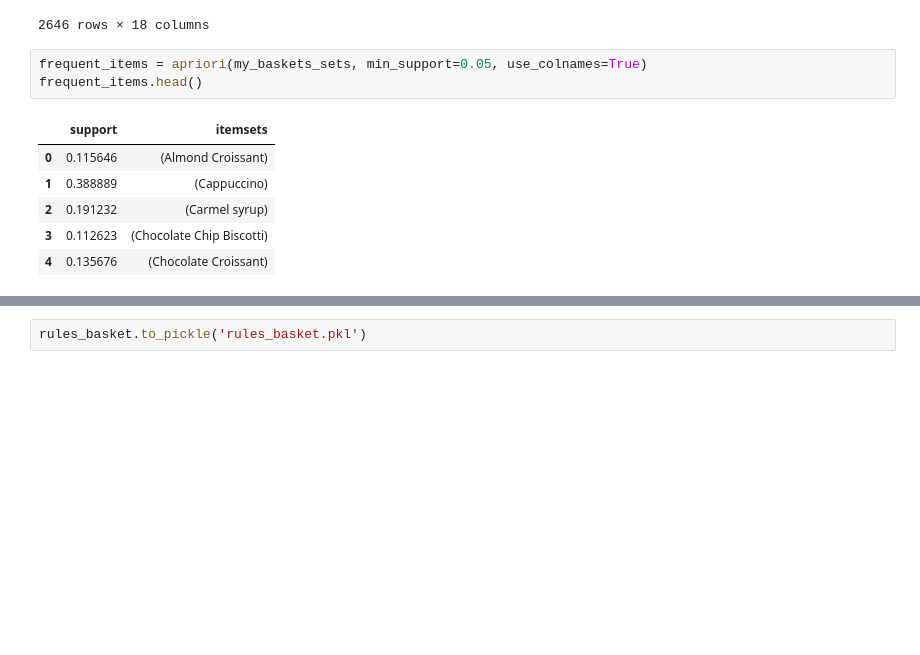
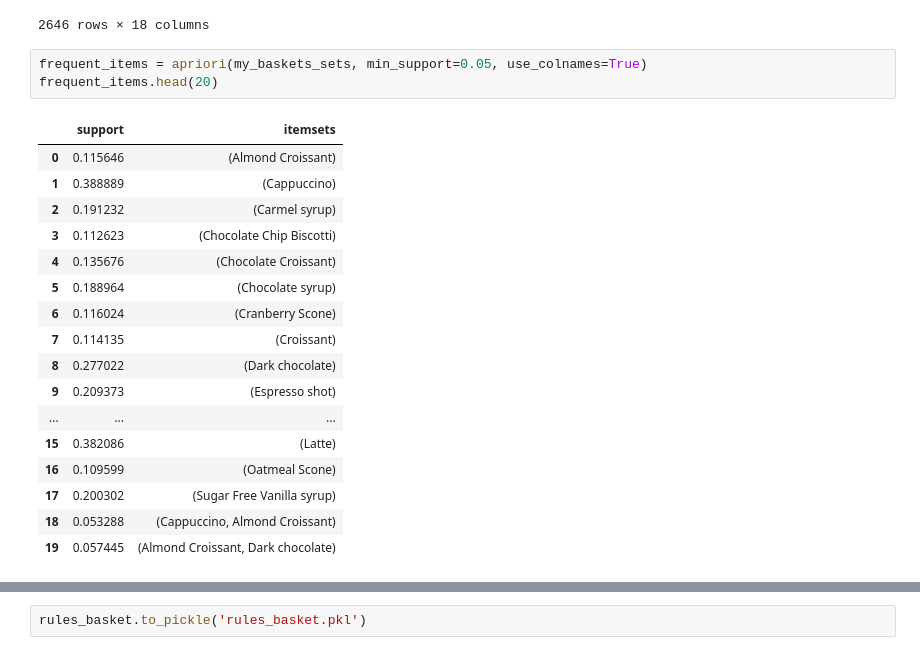
Before and after one commit to mouadayoub1971/SmartCoffee-, a Jupyter notebook: pythonSection/recommandation.ipynb, the cells around one changed output, grey strips where cells are left out. Cells and saved outputs as stored; diff of their text form; blank space fills up the shorter version.

```diff
--- a/pythonSection/recommandation.ipynb
+++ b/pythonSection/recommandation.ipynb
@@ -290,14 +292,25 @@ my_baskets_sets
 2646 rows × 18 columns
 # %%
 frequent_items = apriori(my_baskets_sets, min_support=0.05, use_colnames=True)
-frequent_items.head()
+frequent_items.head(20)
 # %% [output]
 |  | support | itemsets |
 | 0 | 0.115646 | (Almond Croissant) |
 | 1 | 0.388889 | (Cappuccino) |
 | 2 | 0.191232 | (Carmel syrup) |
 | 3 | 0.112623 | (Chocolate Chip Biscotti) |
 | 4 | 0.135676 | (Chocolate Croissant) |
+| 5 | 0.188964 | (Chocolate syrup) |
+| 6 | 0.116024 | (Cranberry Scone) |
+| 7 | 0.114135 | (Croissant) |
+| 8 | 0.277022 | (Dark chocolate) |
+| 9 | 0.209373 | (Espresso shot) |
+| ... | ... | ... |
+| 15 | 0.382086 | (Latte) |
+| 16 | 0.109599 | (Oatmeal Scone) |
+| 17 | 0.200302 | (Sugar Free Vanilla syrup) |
+| 18 | 0.053288 | (Cappuccino, Almond Croissant) |
+| 19 | 0.057445 | (Almond Croissant, Dark chocolate) |
 # %%
 rules_basket = association_rules(frequent_items, metric='lift', min_threshold=1)
 rules_basket.head()
```
Also changed, not shown: parts of 6 cells of this notebook, 3 other files.
